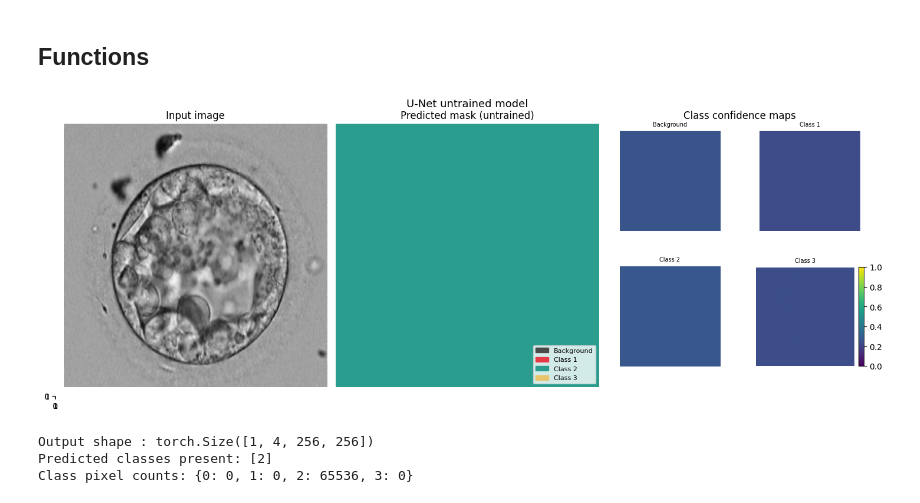
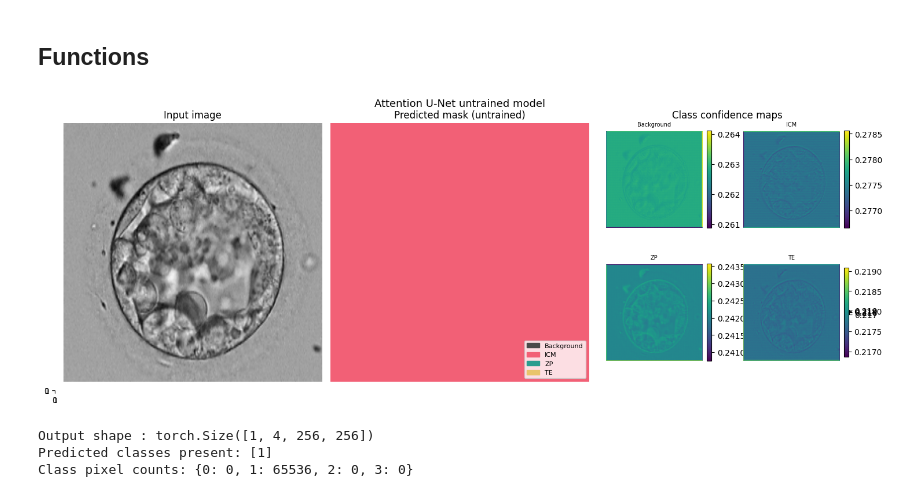
Before and after one commit to mikakia/AdvanceML_Final_Project, a Jupyter notebook: blasto_ss.ipynb, the cells around one changed output. Cells and saved outputs as stored; diff of their text form; code cells hidden in the pictures.

```diff
--- a/blasto_ss.ipynb
+++ b/blasto_ss.ipynb
@@ -179,8 +183,10 @@ print("Semantic mask size:", semantic_mask.shape)
 def double_conv(input_c, output_c):
   conv = nn.Sequential(
                                  nn.Conv2d(in_channels=input_c,out_channels=output_c, kernel_size=3,padding='same'),      # (2)
+                                 nn.BatchNorm2d(output_c),                                                                # batch normalization
                                  nn.ReLU(inplace=True) ,                                                                  # (3)
-                                 nn.Conv2d(in_channels=output_c,out_channels=output_c, kernel_size=3,padding='same'),     # second unpadded convolution
+                                 nn.Conv2d(in_channels=output_c,out_channels=output_c, kernel_size=3,padding='same'),     # second padded convolution
+                                 nn.BatchNorm2d(output_c),                                                                # batch normalization
                                  nn.ReLU(inplace=True)  )
   return conv
 
@@ -482,7 +488,7 @@ class UNet(nn.Module):
 # %%
 import matplotlib.patches as mpatches
 
-model = UNet()
+model = UNet_Attention()
 model.eval()
 
 image, semantic_mask = dataset[1]
@@ -497,9 +503,9 @@ pred_mask = pred.squeeze(0).numpy()
 
 CLASS_COLORS = {
     0: ("Background", "#4a4a4a"),
-    1: ("Class 1",    "#e63946"),
-    2: ("Class 2",    "#2a9d8f"),
-    3: ("Class 3",    "#e9c46a"),
+    1: ("ICM",     "#f26076"),
+    2: ("ZP",      "#2a9d8f"),
+    3: ("TE",     "#e9c46a"),
 }
 
 # Build an RGB image from the predicted mask
@@ -521,39 +527,41 @@ axes[1].imshow(rgb)
 axes[1].set_title("Predicted mask (untrained)")
 axes[1].axis("off")
 legend = [mpatches.Patch(color=col, label=name)
           for _, (name, col) in CLASS_COLORS.items()]
 axes[1].legend(handles=legend, loc="lower right", fontsize=8)
 
 # Per-class confidence maps
 conf_grid = axes[2]
 conf_grid.axis("off")
 conf_grid.set_title("Class confidence maps")
 
 inner = fig.add_axes([0, 0, 0, 0])  # dummy — we'll use GridSpec instead
 fig.tight_layout()
 
 # Replace axes[2] with a 2×2 sub-grid for the 4 confidence maps
 gs = fig.add_gridspec(2, 2, left=0.68, right=0.98, top=0.9, bottom=0.1, hspace=0.35, wspace=0.3)
 for cls_idx in range(4):
     ax = fig.add_subplot(gs[cls_idx // 2, cls_idx % 2])
     conf_map = probs[0, cls_idx].numpy()
-    im = ax.imshow(conf_map, cmap="viridis", vmin=0, vmax=1)
+    #im = ax.imshow(conf_map, cmap="viridis", vmin=0, vmax=1)
+    im = ax.imshow(conf_map, cmap="viridis")
+    fig.colorbar(im, ax=ax, fraction=0.046, pad=0.04)  # Shows the actual range
     name, _ = CLASS_COLORS[cls_idx]
     ax.set_title(name, fontsize=7)
     ax.axis("off")
 
 plt.colorbar(im, ax=fig.axes[-1], fraction=0.046, pad=0.04)
-plt.suptitle("U-Net untrained model", fontsize=13, y=1.01)
+plt.suptitle("Attention U-Net untrained model", fontsize=13, y=1.01)
 plt.show()
 
 print(f"Output shape : {logits.shape}")
 print(f"Predicted classes present: {np.unique(pred_mask).tolist()}")
 print(f"Class pixel counts: { {c: int((pred_mask == c).sum()) for c in range(4)} }")
 # %% [output]
-[figure, old version]
+[figure, new version]
 Output shape : torch.Size([1, 4, 256, 256])
-Predicted classes present: [2]
-Class pixel counts: {0: 0, 1: 0, 2: 65536, 3: 0}
+Predicted classes present: [1]
+Class pixel counts: {0: 0, 1: 65536, 2: 0, 3: 0}
 # %%
 # Metrics
 
```
Also changed, not shown: parts of 10 cells of this notebook.
